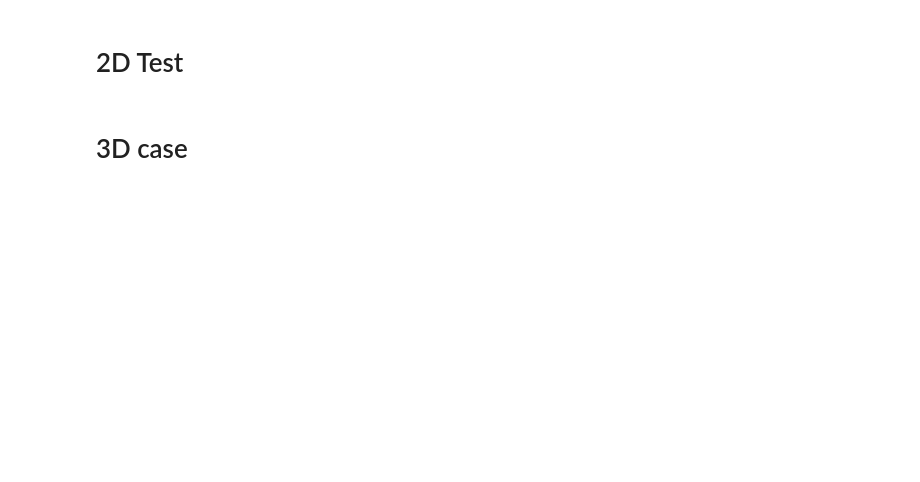
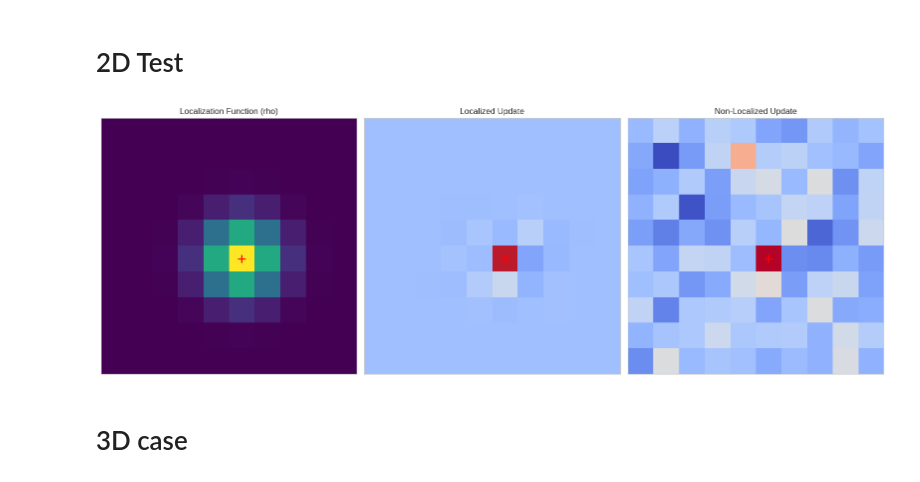
Before and after one commit to equinor/iterative_ensemble_smoother, a Jupyter notebook: test_distance_based_loc.ipynb, the cells around one changed output. Saved outputs shown, nothing was run; the diff lists cells and outputs as text; code cells hidden in the pictures; blank space fills up the shorter version.

```diff
--- a/test_distance_based_loc.ipynb
+++ b/test_distance_based_loc.ipynb
@@ -156,7 +184,7 @@ localization_radius = 1
 # Create a 2D coordinate grid
 xx, yy = np.meshgrid(np.arange(Nx), np.arange(Ny))
 # Calculate 2D Euclidean distance from every point to the observation
-distances_2d = np.sqrt((xx - x_obs)**2 + (yy - y_obs)**2)
+distances_2d = np.sqrt((xx - x_obs) ** 2 + (yy - y_obs) ** 2)
 # Flatten the 2D distance map to a 1D vector to match the parameter vector
 distances = distances_2d.flatten()
 
@@ -168,9 +196,7 @@ esmda_distance = DistanceESMDA(
 )
 X_posterior = esmda_distance.assimilate(X=X_prior, Y=Y, rho=rho)
 
-esmda = ESMDA(
-    covariance=C_D, observations=true_observations, alpha=alpha_i, seed=rng
-)
+esmda = ESMDA(covariance=C_D, observations=true_observations, alpha=alpha_i, seed=rng)
 X_posterior_global = esmda.assimilate(X=X_prior, Y=Y)
 
 # --- Reshape Data for Plotting ---
@@ -181,40 +207,44 @@ posterior_mean = np.mean(X_posterior, axis=1)
 posterior_mean_2d = posterior_mean.reshape((Ny, Nx))
 
 posterior_mean_global = np.mean(X_posterior_global, axis=1)
 posterior_mean_global_2d = posterior_mean_global.reshape((Ny, Nx))
 rho_2d = rho.reshape((Ny, Nx))
 
 # It's often more insightful to visualize the UPDATE (posterior - prior)
 update_localized_2d = posterior_mean_2d - prior_mean_2d
 update_global_2d = posterior_mean_global_2d - prior_mean_2d
 
 # --- Create the Plots ---
 # Use a 2x3 grid to show the most important comparisons
 fig, axes = plt.subplots(1, 3, figsize=(16, 10))
 
 # Find the min/max across both update fields for a fair comparison
 update_min = min(update_localized_2d.min(), update_global_2d.min())
 update_max = max(update_localized_2d.max(), update_global_2d.max())
 
 # Localization Function (rho)
-im = axes[0].imshow(rho_2d, cmap='viridis')
-axes[0].set_title('Localization Function (rho)')
+im = axes[0].imshow(rho_2d, cmap="viridis")
+axes[0].set_title("Localization Function (rho)")
 
 # Localized Update
-im = axes[1].imshow(update_localized_2d, cmap='coolwarm', vmin=update_min, vmax=update_max)
-axes[1].set_title('Localized Update')
+im = axes[1].imshow(
+    update_localized_2d, cmap="coolwarm", vmin=update_min, vmax=update_max
+)
+axes[1].set_title("Localized Update")
 
 # Non-Localized Update
-im = axes[2].imshow(update_global_2d, cmap='coolwarm', vmin=update_min, vmax=update_max)
-axes[2].set_title('Non-Localized Update')
+im = axes[2].imshow(update_global_2d, cmap="coolwarm", vmin=update_min, vmax=update_max)
+axes[2].set_title("Non-Localized Update")
 
 # Mark the observation location on all plots and hide ticks
 for ax in axes.flat:
-    ax.plot(x_obs, y_obs, 'r+', markersize=12, markeredgewidth=2) # Red cross
+    ax.plot(x_obs, y_obs, "r+", markersize=12, markeredgewidth=2)  # Red cross
     ax.set_xticks([])
     ax.set_yticks([])
 
 plt.tight_layout(rect=[0, 0, 1, 0.96])
+# %% [output]
+[figure, added]
 # %% [markdown]
 # 3D case
 # %%
```
Also changed, not shown: parts of 8 cells of this notebook, 5 other files.
